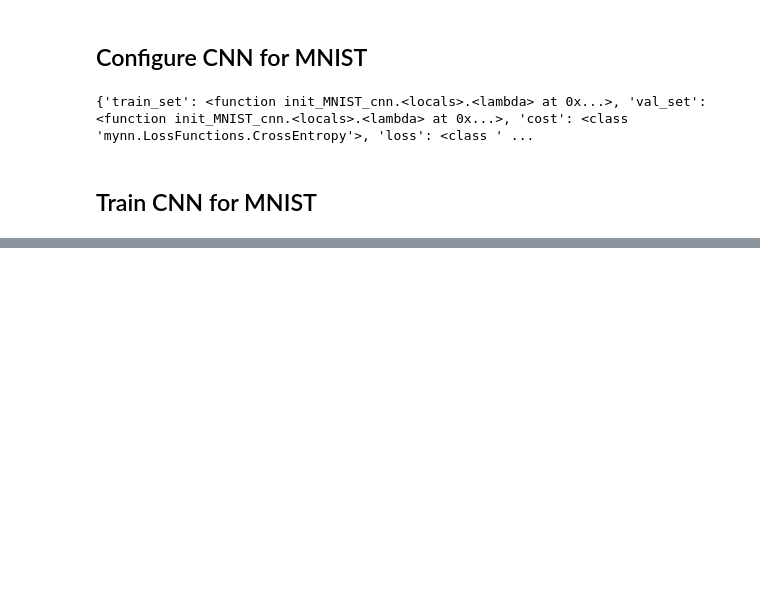
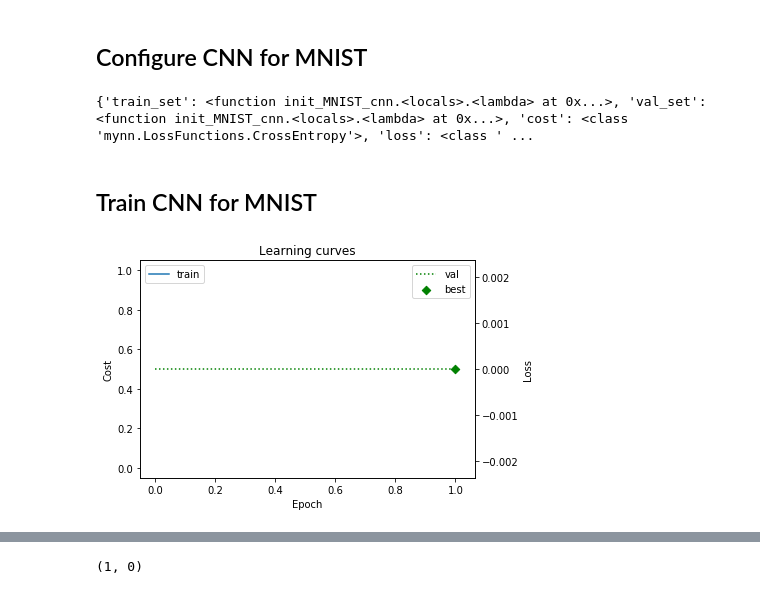
Before and after one commit to bugerry87/fcnn_scratch, a Jupyter notebook: ConvolutionalNeuralNetwork.ipynb, the cells around one changed output, grey strips where cells are left out. Saved outputs shown, nothing was run; the diff lists cells and outputs as text; code cells hidden in the pictures; blank space fills up the shorter version.

```diff
--- a/ConvolutionalNeuralNetwork.ipynb
+++ b/ConvolutionalNeuralNetwork.ipynb
@@ -34,7 +34,7 @@ def indices(xs, ks, stride=(1,1)):
         return i
 
     u = base(xu, ku, su)
-    if xv == xu and kv == ku:
+    if xv is xu and kv is ku:
         v = u.copy()
     else:
         v = base(xv, kv, sv)
@@ -239,14 +236,0 @@ test_Conv2D()
-# %%
-from mynn.Tools import train_n_plot
-
-np.random.seed(1)
-epochs = 1
-batch_size = 2
-lr = 1e-10
-lr_dec = 1e-1
-model_name = "mnist_cnn"
-ckpts = 1
-
-cnn = init_MNIST_cnn(epochs, batch_size)
-
-train_n_plot(cnn, lr, lr_dec, model_name, ckpts)
@@ -467,21 +438,19 @@ def init_params(n, u, v, c, bias=True, init_func=np.random.randn):
     kernels = init_func(n, v, u, c)
     return kernels, np.zeros(n) if bias else 0
 
-def init_MNIST_cnn(epochs, batch_size):
+def init_MNIST_cnn(batch_size):
     '''
     '''
     cnn = NeuralNetwork(
         train_set = lambda: gen_MNIST_data(
             "train-images.idx3-ubyte",
             "train-labels.idx1-ubyte",
-            epochs,
             batch_size,
             split=0.8
         ),
         val_set = lambda: gen_MNIST_data(
             "train-images.idx3-ubyte",
             "train-labels.idx1-ubyte",
-            epochs=1,
             batch_size=1,
             split=-0.2
         ),
@@ -514,7 +483,7 @@ def init_MNIST_cnn(epochs, batch_size):
     ) #(5-4)/1=1
     return cnn
 
-cnn = init_MNIST_cnn(1, 1)
+cnn = init_MNIST_cnn(1)
 print(cnn.__dict__)
 # %% [output]
 {'train_set': <function init_MNIST_cnn.<locals>.<lambda> at 0x...>, 'val_set': <function init_MNIST_cnn.<locals>.<lambda> at 0x...>, 'cost': <class 'mynn.LossFunctions.CrossEntropy'>, 'loss': <class ' ...
@@ -524,0 +492,16 @@ np.prod(np.ones(3))
+# %%
+from mynn.Tools import train_n_plot
+
+np.random.seed(1)
+epochs = 2
+batch_size = 60
+lr = 1e-10
+lr_dec = 1e-1
+model_name = "mnist_cnn"
+ckpts = 1
+
+cnn = init_MNIST_cnn(batch_size)
+
+train_n_plot(cnn, epochs, lr, lr_dec, model_name, ckpts)
+# %% [output]
+[figure, added]
@@ -524,0 +509 @@ np.prod(np.ones(3))
+(1, 0)
```
Also changed, not shown: parts of 6 cells of this notebook, 6 other files.
